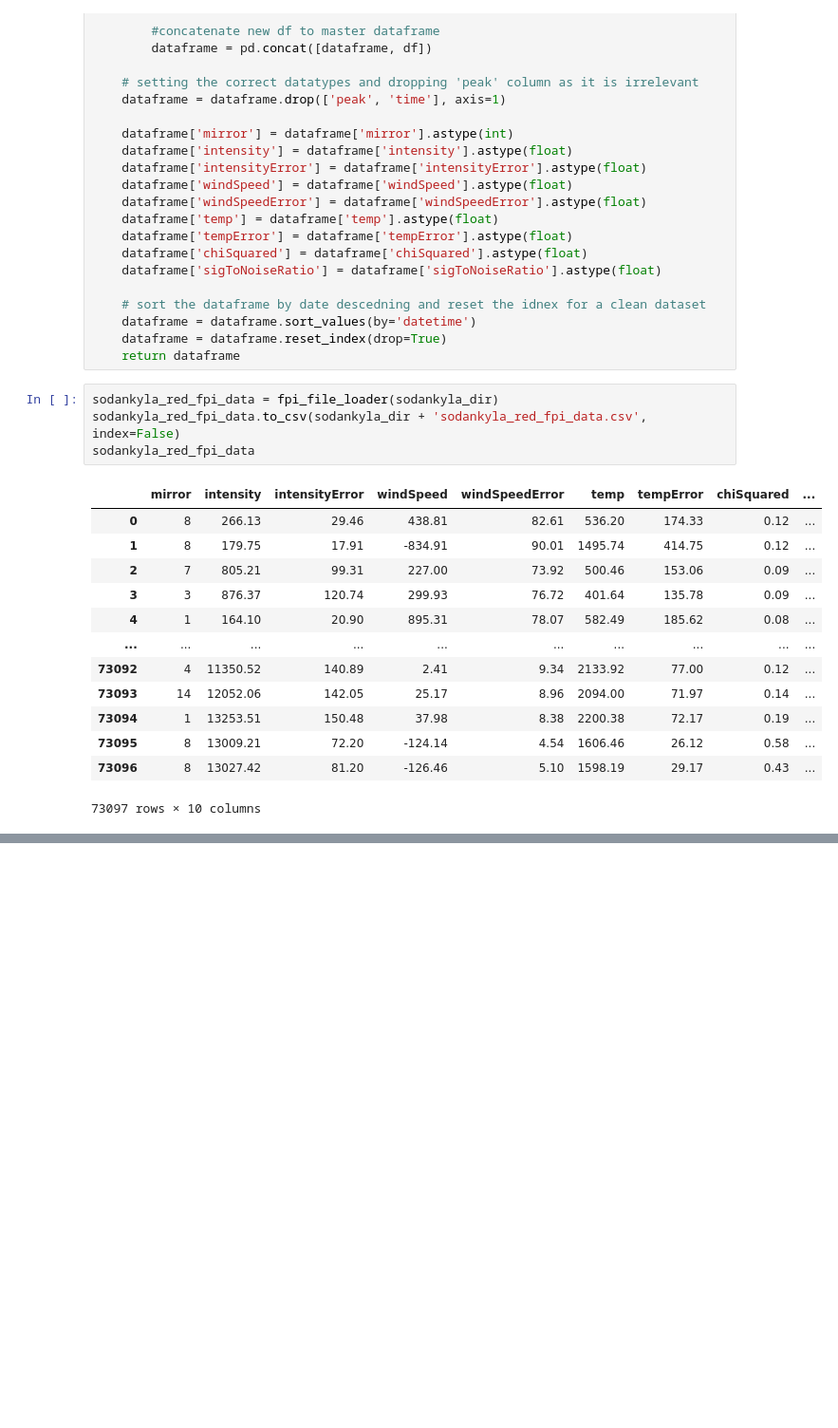
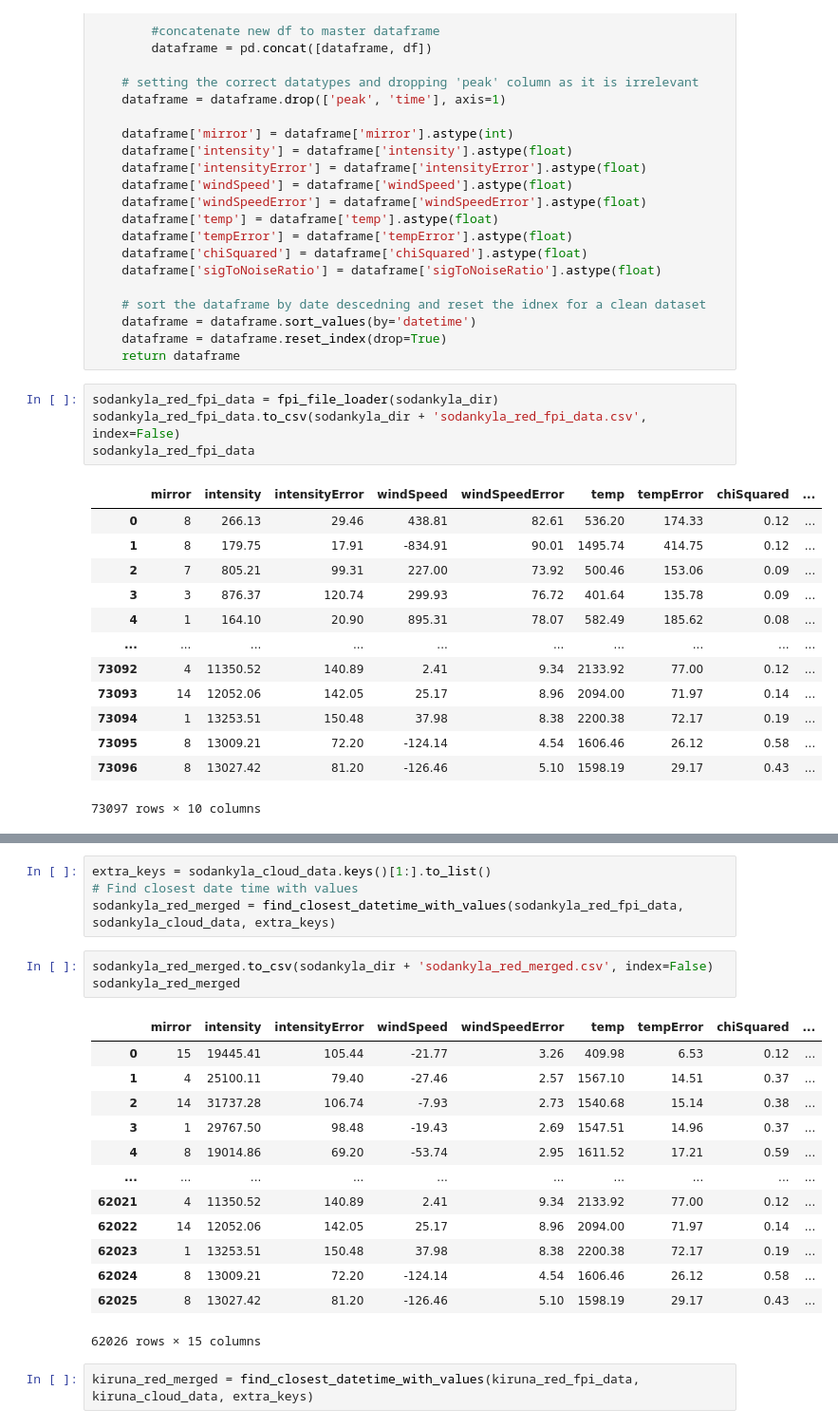
Before and after one commit to elliotdable/fp_ml_ucl, a Jupyter notebook: data_processing.ipynb, the cells around one changed output, grey strips where cells are left out. Shown at 95% size. Drawn from its saved outputs; the diff is of its cells as text; blank space fills up the shorter version.

Commit message:
added a method to merge the clou data and fpi data files together, and then the capacity to save the files too

```diff
--- a/data_processing.ipynb
+++ b/data_processing.ipynb
@@ -213,0 +261,23 @@ kiruna_red_fpi_data
+# %%
+extra_keys = sodankyla_cloud_data.keys()[1:].to_list()
+# Find closest date time with values
+sodankyla_red_merged = find_closest_datetime_with_values(sodankyla_red_fpi_data, sodankyla_cloud_data, extra_keys)
+# %%
+sodankyla_red_merged.to_csv(sodankyla_dir + 'sodankyla_red_merged.csv', index=False)
+sodankyla_red_merged
+# %% [output]
+|  | mirror | intensity | intensityError | windSpeed | windSpeedError | temp | tempError | chiSquared | ... |
+| 0 | 15 | 19445.41 | 105.44 | -21.77 | 3.26 | 409.98 | 6.53 | 0.12 | ... |
+| 1 | 4 | 25100.11 | 79.40 | -27.46 | 2.57 | 1567.10 | 14.51 | 0.37 | ... |
+| 2 | 14 | 31737.28 | 106.74 | -7.93 | 2.73 | 1540.68 | 15.14 | 0.38 | ... |
+| 3 | 1 | 29767.50 | 98.48 | -19.43 | 2.69 | 1547.51 | 14.96 | 0.37 | ... |
+| 4 | 8 | 19014.86 | 69.20 | -53.74 | 2.95 | 1611.52 | 17.21 | 0.59 | ... |
+| ... | ... | ... | ... | ... | ... | ... | ... | ... | ... |
+| 62021 | 4 | 11350.52 | 140.89 | 2.41 | 9.34 | 2133.92 | 77.00 | 0.12 | ... |
+| 62022 | 14 | 12052.06 | 142.05 | 25.17 | 8.96 | 2094.00 | 71.97 | 0.14 | ... |
+| 62023 | 1 | 13253.51 | 150.48 | 37.98 | 8.38 | 2200.38 | 72.17 | 0.19 | ... |
+| 62024 | 8 | 13009.21 | 72.20 | -124.14 | 4.54 | 1606.46 | 26.12 | 0.58 | ... |
+| 62025 | 8 | 13027.42 | 81.20 | -126.46 | 5.10 | 1598.19 | 29.17 | 0.43 | ... |
+62026 rows × 15 columns
+# %%
+kiruna_red_merged = find_closest_datetime_with_values(kiruna_red_fpi_data, kiruna_cloud_data, extra_keys)
```
Also changed, not shown: parts of 7 cells of this notebook.
